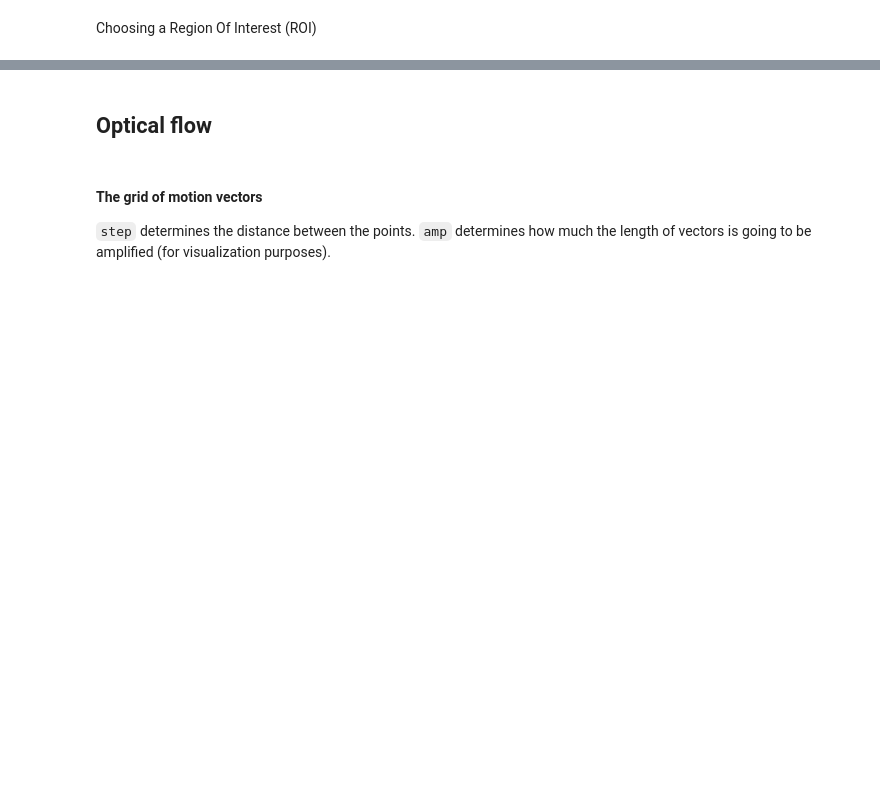
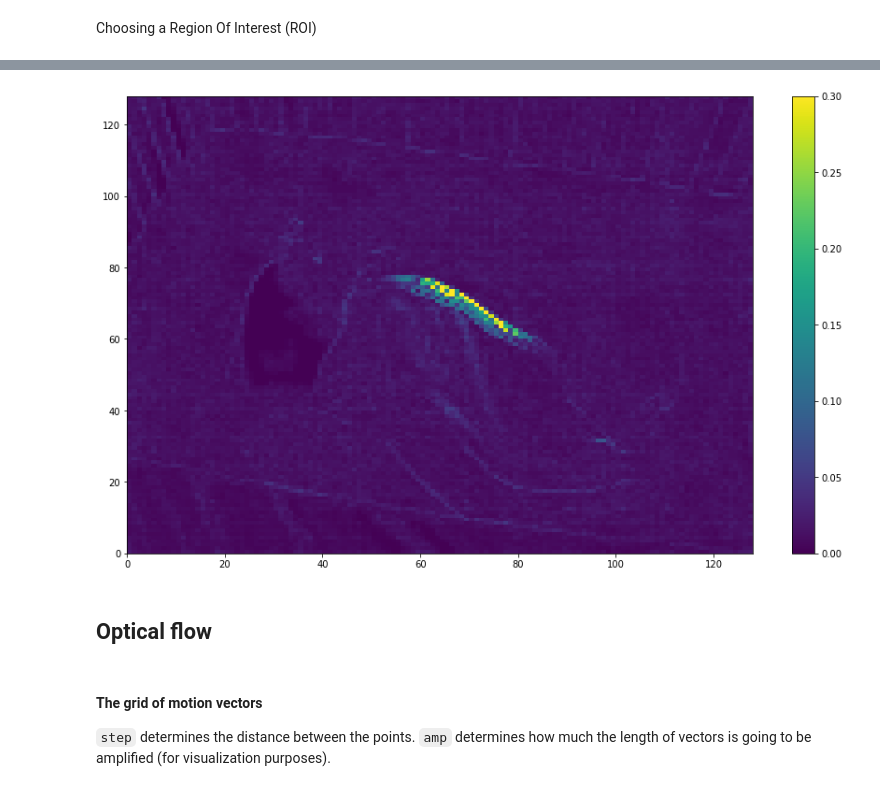
Before and after one commit to ezioo2310/video_motion_magnification, a Jupyter notebook: analyze.ipynb, the cells around one changed output, grey strips where cells are left out. Cells and saved outputs as stored; diff of their text form; code cells hidden in the pictures; blank space fills up the shorter version.

```diff
--- a/analyze.ipynb
+++ b/analyze.ipynb
@@ -66,3 +94,7 @@ extract_roi_video(video, 'video_results/cropped_video.avi', fps, square_coords)
+# %%
+frequency_grid(grid, freqs, fps, frequency = 1, number_of_pts = 4, vmax = 0.3)
+# %% [output]
+[figure, added]
 # %% [markdown]
 ## Optical flow
 # %% [markdown]
```
Also changed, not shown: parts of 18 cells of this notebook.
